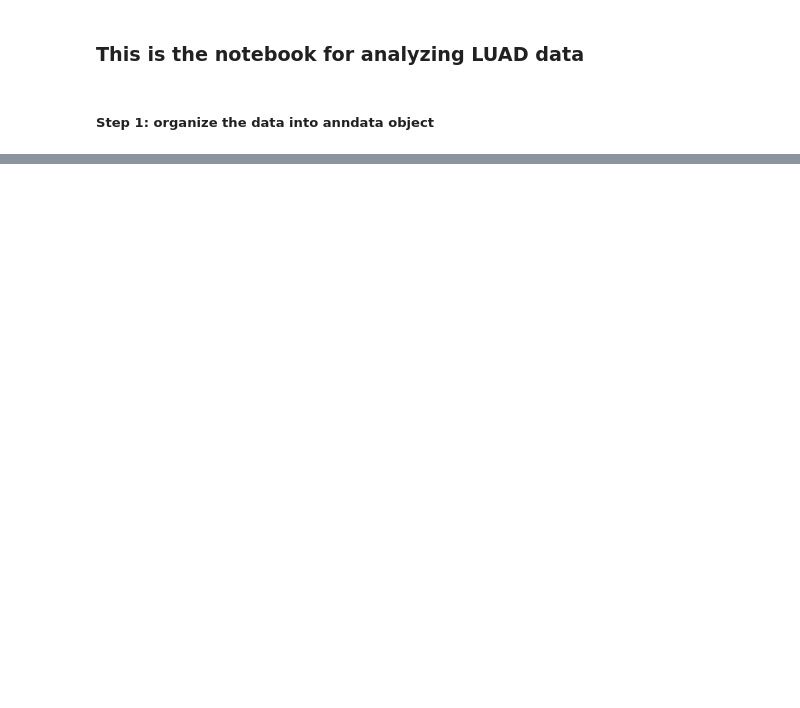
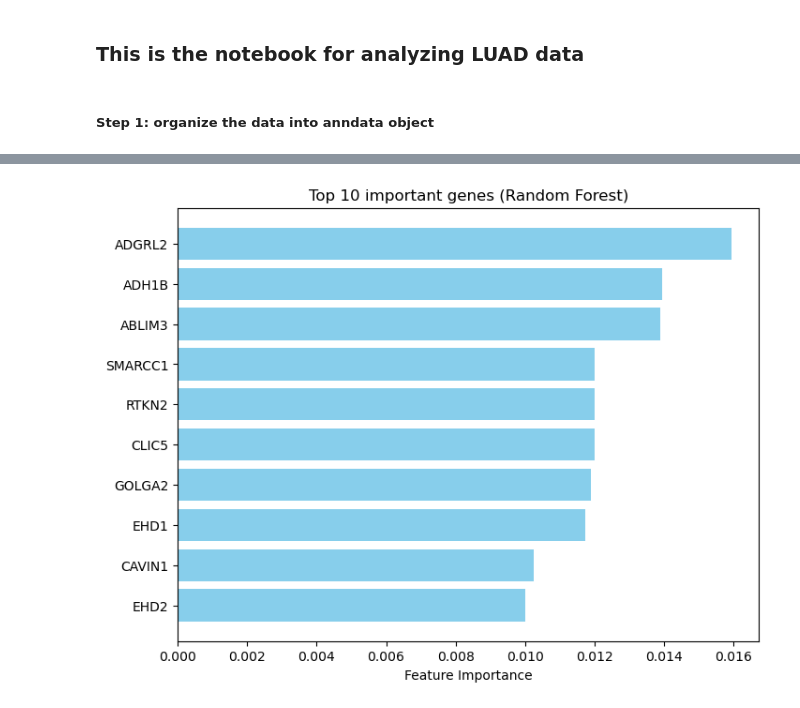
Before and after one commit to wendy27zhang/MultiOmics_cancer_landscape, a Jupyter notebook: notebooks/analysis_LUAD.ipynb, the cells around one changed output, grey strips where cells are left out. Saved outputs shown, nothing was run; the diff lists cells and outputs as text; code cells hidden in the pictures; blank space fills up the shorter version.

```diff
--- a/notebooks/analysis_LUAD.ipynb
+++ b/notebooks/analysis_LUAD.ipynb
@@ -84,0 +238,18 @@ adata.write(object_file, compression="gzip")
+# %%
+### Explor the contributing features
+
+# Get feature importance from trained RF
+importances = rf.feature_importances_
+
+# Create a DataFrame linking features to importance
+feature_importance = pd.DataFrame({
+    "Gene": adata.var['Gene'],  # feature names from adata.var
+    "Ensembl": adata.var['ensembl_ids_clean'],
+    "Importance": importances
+})
+feature_importance.index = adata.var.index
+
+feature_importance_sort = feature_importance.sort_values(by="Importance", ascending=False)
+
+# Show top 20 most important features
+print(feature_importance_sort.head(100))
@@ -84,0 +274,13 @@ adata.write(object_file, compression="gzip")
+# %%
+top_n = 10
+plt.figure(figsize=(8,6))
+plt.barh(
+    feature_importance_sort['Gene'][:top_n][::-1],
+    feature_importance_sort['Importance'][:top_n][::-1],
+    color='skyblue'
+)
+plt.xlabel("Feature Importance")
+plt.title(f"Top {top_n} important genes (Random Forest)")
+plt.show()
+# %% [output]
+[figure, added]
```
Also changed, not shown: parts of 16 cells of this notebook, 4 other files.
